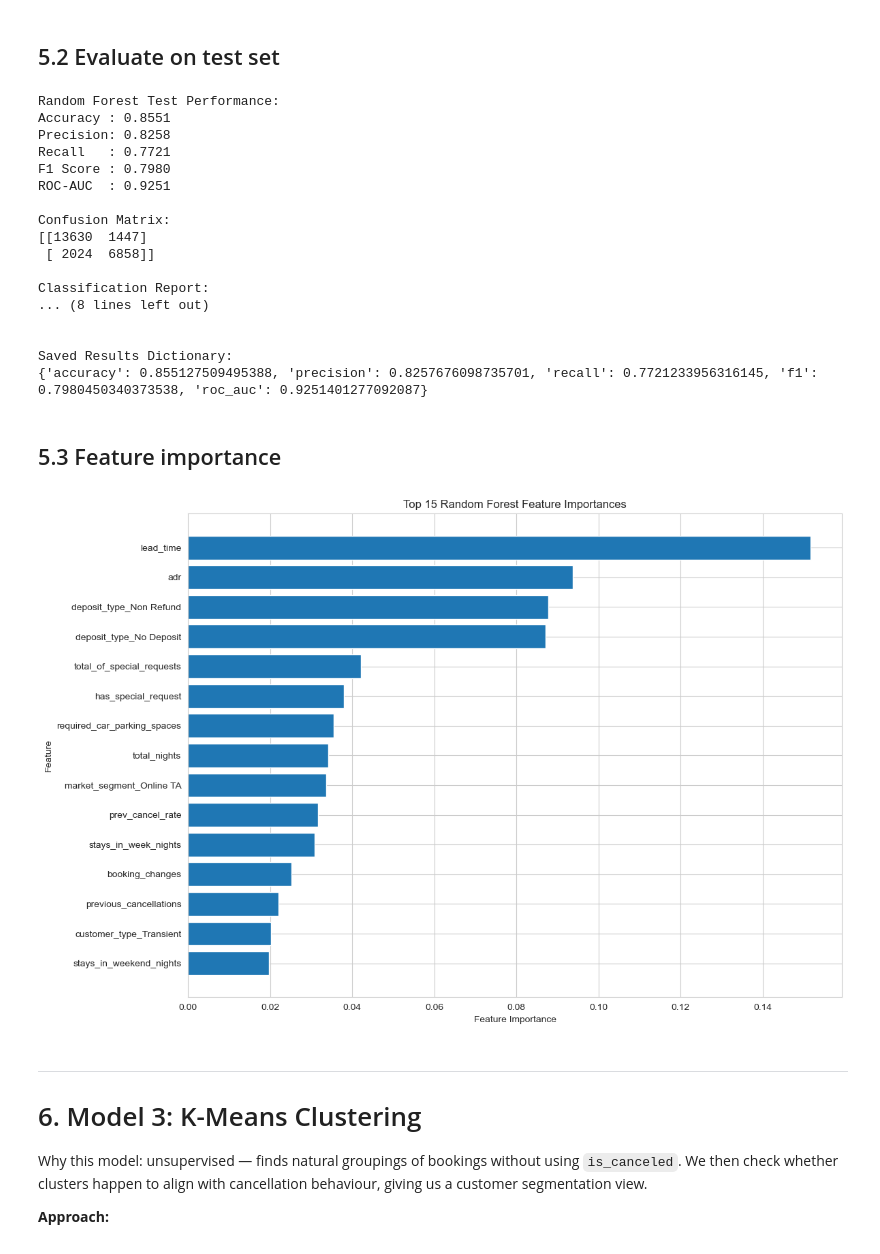
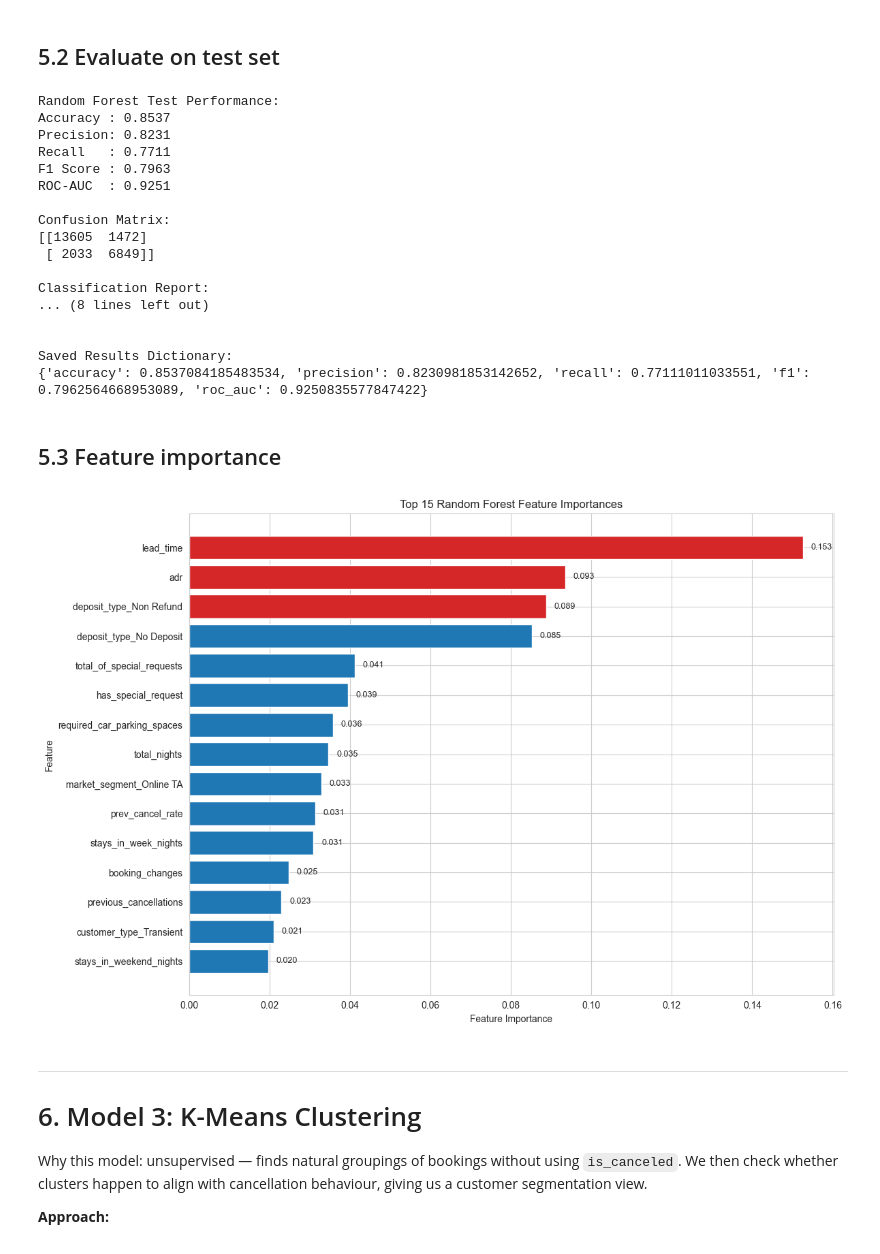
Before and after one commit to CherLyu/COMP5310-A2, a Jupyter notebook: Lab_05_Group_10_Modelling.ipynb, the cells around one changed output. Saved outputs shown, nothing was run; the diff lists cells and outputs as text; code cells hidden in the pictures.

```diff
--- a/Lab_05_Group_10_Modelling.ipynb
+++ b/Lab_05_Group_10_Modelling.ipynb
@@ -135,14 +141,8 @@ Build a `ColumnTransformer` that:
 
 Tree-based models (Random Forest) don't strictly need scaling but it doesn't hurt. The same preprocessor is reused across all supervised models for a fair comparison.
 # %%
-# Build a ColumnTransformer that:
-# - Standardises numerical features (z-score scaling)
-# - One-hot encodes categorical features
-#
-# We use the same preprocessor for all three models. For LR and K-Means scaling
-# is essential; for RF it's harmless. Keeping a single preprocessor ensures the
-# three models see identical inputs, which makes the comparison fair.
-
+# Quick sanity check — transform once using a clone so the main
+# preprocessor remains unfitted until it is inside a train/CV Pipeline.
 preprocessor = ColumnTransformer(
     transformers=[
         ('num', StandardScaler(), NUMERICAL_FEATURES),
@@ -152,8 +152,7 @@ preprocessor = ColumnTransformer(
     remainder='drop'
 )
 
-# Quick sanity check — transform once just to see the resulting shape
-X_check = preprocessor.fit_transform(X)
+X_check = clone(preprocessor).fit_transform(X)
 print(f"After preprocessing: {X.shape[1]} columns -> {X_check.shape[1]} columns")
 print(f"(numerical scaled + categorical one-hot encoded)")
 del X_check  # don't keep this — will refit inside Pipelines
@@ -177,8 +176,8 @@ def get_feature_names_after_preprocess(fitted_preprocessor):
     )
     return num_names + cat_names
 
-# Quick demo
-demo_pre = preprocessor.fit(X)
+# Quick demo using a clone, again avoiding any fitted state on the main preprocessor
+demo_pre = clone(preprocessor).fit(X)
 demo_names = get_feature_names_after_preprocess(demo_pre)
 print(f"Total features after preprocessing: {len(demo_names)}")
 print(f"First 5: {demo_names[:5]}")
@@ -516,12 +461,6 @@ Best CV ROC-AUC Score:
 # %% [markdown]
 ## 5.2 Evaluate on test set
 # %%
-# ============================================================
-# TODO : Evaluate Random Forest on test set
-# ============================================================
-# Same pattern as LR evaluation. Save to rf_results dict.
-
-# YOUR CODE HERE
 # 1. Predictions
 y_pred_rf = rf_search.predict(X_test)
 
@@ -562,77 +501,61 @@ print("\nSaved Results Dictionary:")
 print(rf_results)
 # %% [output]
 Random Forest Test Performance:
-Accuracy : 0.8551
-Precision: 0.8258
-Recall   : 0.7721
-F1 Score : 0.7980
+Accuracy : 0.8537
+Precision: 0.8231
+Recall   : 0.7711
+F1 Score : 0.7963
 ROC-AUC  : 0.9251
 
 Confusion Matrix:
-[[13630  1447]
- [ 2024  6858]]
+[[13605  1472]
+ [ 2033  6849]]
 
 Classification Report:
 ... (8 lines left out)
 
 
 Saved Results Dictionary:
-{'accuracy': 0.855127509495388, 'precision': 0.8257676098735701, 'recall': 0.7721233956316145, 'f1': 0.7980450340373538, 'roc_auc': 0.9251401277092087}
+{'accuracy': 0.8537084185483534, 'precision': 0.8230981853142652, 'recall': 0.77111011033551, 'f1': 0.7962564668953089, 'roc_auc': 0.9250835577847422}
 # %% [markdown]
 ## 5.3 Feature importance
 # %%
-# ============================================================
-# TODO : Plot Random Forest feature importance
-# ============================================================
-# Steps:
-# 1. fitted_rf = rf_search.best_estimator_.named_steps['rf']
-# 2. fitted_pre = rf_search.best_estimator_.named_steps['preprocess']
-#    feature_names = get_feature_names_after_preprocess(fitted_pre)  ← use the helper above
-# 3. imp_df = pd.DataFrame({
-#        'feature': feature_names,
-#        'importance': fitted_rf.feature_importances_
-#    })
-# 4. Sort descending, take top 15
-# 5. Plot horizontal bar chart
-
-# YOUR CODE HERE
-
 # 1. Get fitted Random Forest model
 fitted_rf = rf_search.best_estimator_.named_steps['rf']
 
 # 2. Get fitted preprocessor + transformed feature names
 fitted_pre = rf_search.best_estimator_.named_steps['preprocess']
 feature_names = get_feature_names_after_preprocess(fitted_pre)
 
 # 3. Build importance dataframe
 imp_df = pd.DataFrame({
     'feature': feature_names,
     'importance': fitted_rf.feature_importances_
 })
 
 # 4. Sort descending and keep top 15
 top_imp = (
     imp_df.sort_values('importance', ascending=False)
           .head(15)
           .sort_values('importance')   # cleaner horizontal chart
 )
 
 # 5. Plot horizontal bar chart
 plt.figure(figsize=(12, 8))
 
-plt.barh(
-    top_imp['feature'],
-    top_imp['importance']
-)
+colors = ['#1f77b4'] * len(top_imp)
+colors[-3:] = ['#d62728'] * 3
 
+plt.barh(top_imp['feature'], top_imp['importance'], color=colors)
 plt.title('Top 15 Random Forest Feature Importances')
 plt.xlabel('Feature Importance')
 plt.ylabel('Feature')
-
+for i, v in enumerate(top_imp['importance']):
+    plt.text(v + 0.002, i, f'{v:.3f}', va='center', fontsize=9)
 plt.tight_layout()
 plt.show()
 # %% [output]
-[figure, old version]
+[figure, new version]
 # %% [markdown]
 ---
 # 6. Model 3: K-Means Clustering
```
Also changed, not shown: parts of 17 cells of this notebook.
